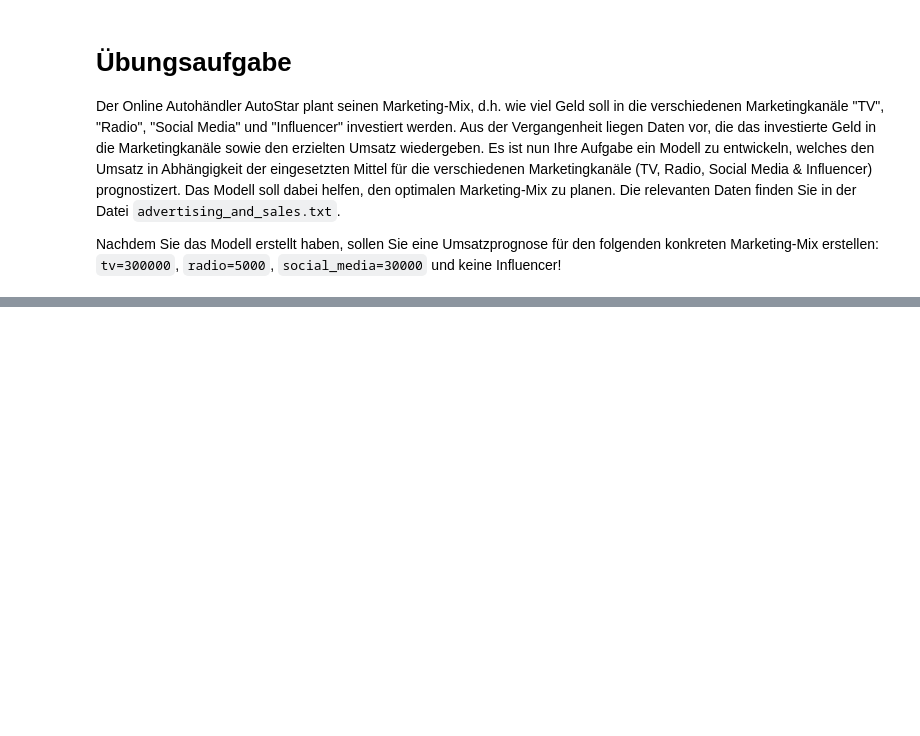
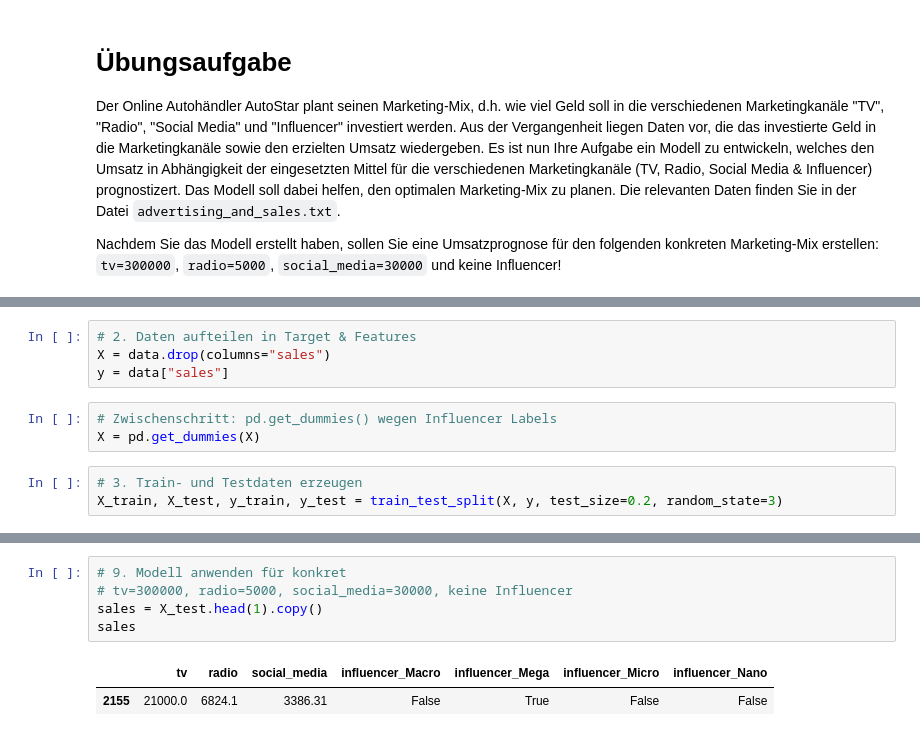
Before and after one commit to AlexKressner/Business_Intelligence, a Jupyter notebook: ML_Regression.ipynb, the cells around one changed output, grey strips where cells are left out. Saved outputs shown, nothing was run; the diff lists cells and outputs as text; blank space fills up the shorter version.

```diff
--- a/ML_Regression.ipynb
+++ b/ML_Regression.ipynb
@@ -185,0 +346,10 @@ data.head()
+# %%
+# 2. Daten aufteilen in Target & Features
+X = data.drop(columns="sales")
+y = data["sales"]
+# %%
+# Zwischenschritt: pd.get_dummies() wegen Influencer Labels
+X = pd.get_dummies(X)
+# %%
+# 3. Train- und Testdaten erzeugen
+X_train, X_test, y_train, y_test = train_test_split(X, y, test_size=0.2, random_state=3)
@@ -185,0 +373,8 @@ data.head()
+# %%
+# 9. Modell anwenden für konkret
+# tv=300000, radio=5000, social_media=30000, keine Influencer
+sales = X_test.head(1).copy()
+sales
+# %% [output]
+|  | tv | radio | social_media | influencer_Macro | influencer_Mega | influencer_Micro | influencer_Nano |
+| 2155 | 21000.0 | 6824.1 | 3386.31 | False | True | False | False |
```
Also changed, not shown: parts of 36 cells of this notebook.
